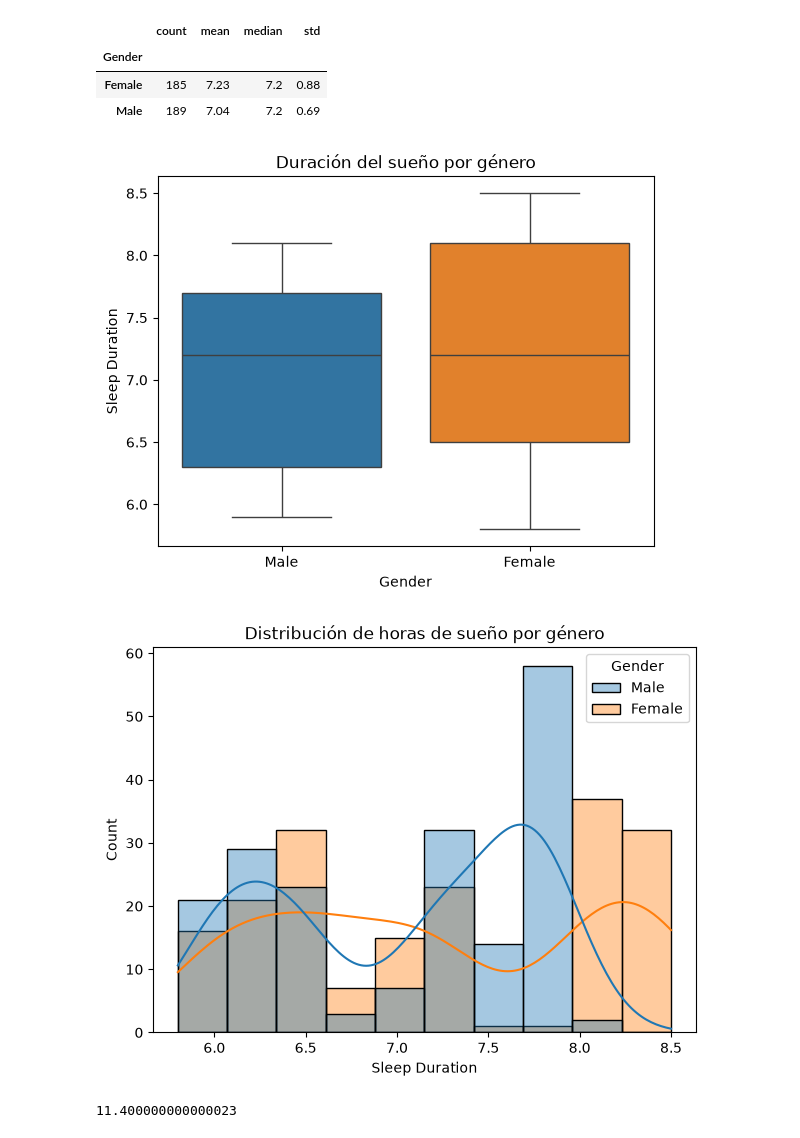
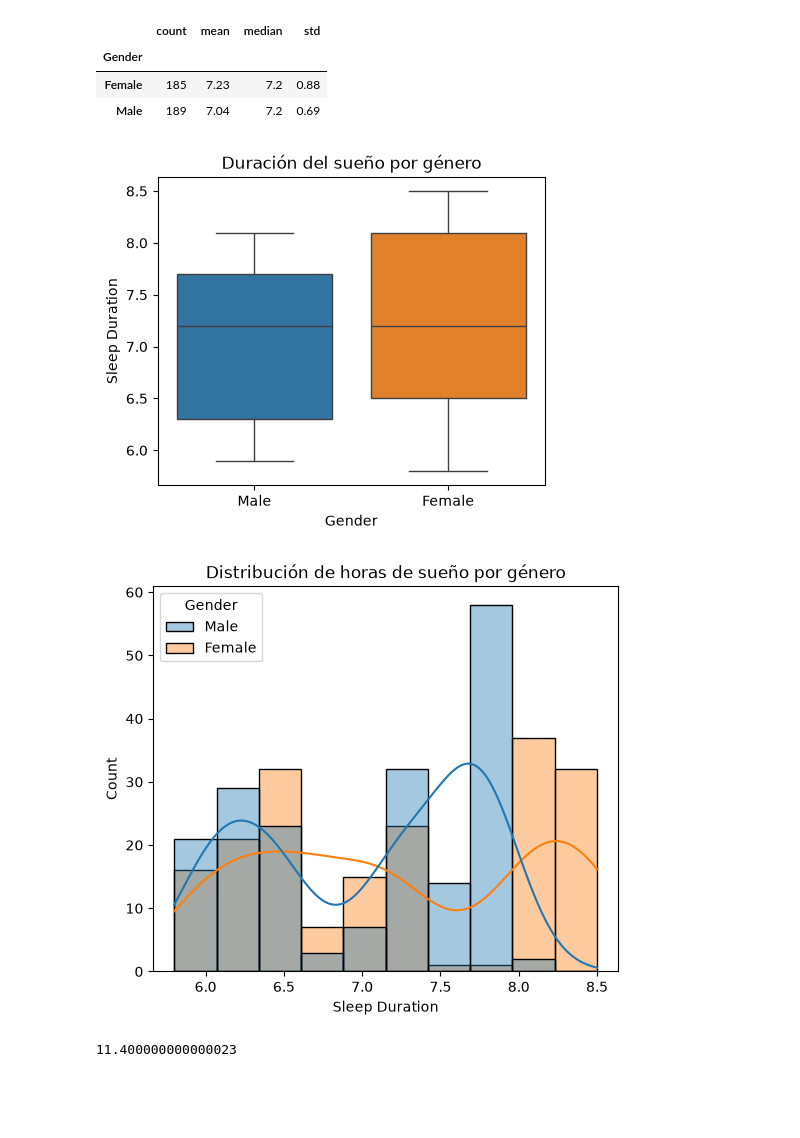
Before and after one commit to arianamarin85-cloud/EDA-ANALISIS-DEL-SUENO, a Jupyter notebook: cuaderno/04_analisis_y_contraste_hipotesis.ipynb, the cells around one changed output. Drawn from its saved outputs; the diff is of its cells as text; code cells hidden in the pictures; blank space fills up the shorter version.

```diff
--- a/cuaderno/04_analisis_y_contraste_hipotesis.ipynb
+++ b/cuaderno/04_analisis_y_contraste_hipotesis.ipynb
@@ -67,20 +66,21 @@ resultado_h2.round(2)
 | Female | 185 | 7.23 | 7.2 | 0.88 |
 | Male | 189 | 7.04 | 7.2 | 0.69 |
 # %%
+f, ax = plt.subplots(figsize=(5, 4))
 sns.boxplot(data=df_h2, x="Gender", y="Sleep Duration", hue="Gender")
 plt.title("Duración del sueño por género")
-plt.savefig("../imagen/duracion_sueno_genero.jpg")
+plt.savefig("../imagen/duracion_sueno_genero.jpg", dpi=150, bbox_inches="tight")
 plt.show()
 # %% [output]
-[figure, old version]
+[figure, new version]
 # %%
-plt.figure(figsize=(7, 5))
+plt.figure(figsize=(6, 5))
 sns.histplot(data=df_h2, x="Sleep Duration", hue="Gender", kde=True, alpha=0.4)
 plt.title("Distribución de horas de sueño por género")
-plt.savefig("../imagen/distribucion_horas_sueno_genero.jpg")
+plt.savefig("../imagen/distribucion_horas_sueno_genero.jpg", dpi=150, bbox_inches="tight")
 plt.show()
 # %% [output]
-[figure, old version]
+[figure, new version]
 # %%
 # Duración en minutos
 x = 7.23 - 7.04
```
Also changed, not shown: parts of 6 cells of this notebook.
